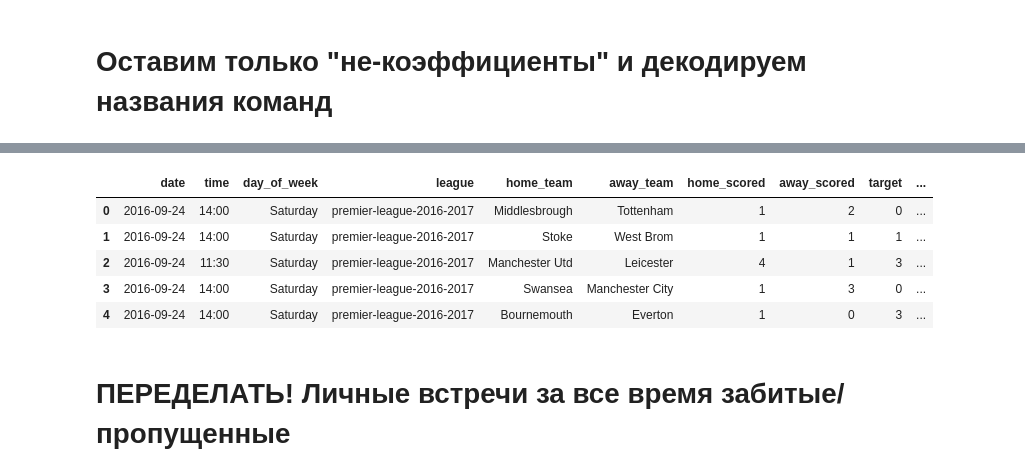
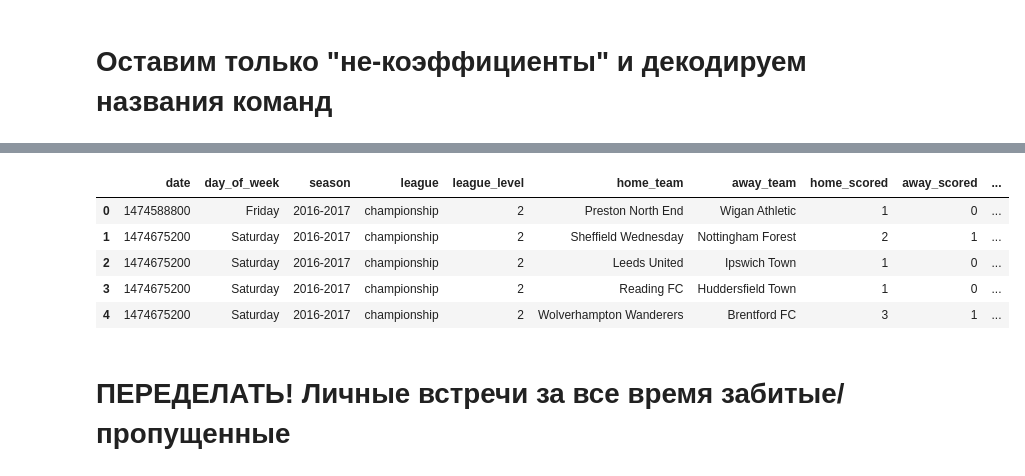
Before and after one commit to macroslav/bets-model, a Jupyter notebook: Bets pipeline.ipynb, the cells around one changed output, grey strips where cells are left out. Saved outputs shown, nothing was run; the diff lists cells and outputs as text; code cells hidden in the pictures.

Commit message:
add poetry files, add features.yaml update feature_generator.py

```diff
--- a/Bets pipeline.ipynb
+++ b/Bets pipeline.ipynb
@@ -78,3 +172,0 @@ date_features = ['date']
-# %%
-train_data['season'] = train_data.season.astype('object')
-test_data['season'] = test_data.season.astype('object')
@@ -91,0 +189,3 @@ categorical_features
+# %%
+money_features = tuple(['away_e_market_value', 'away_total_market_value', 'home_e_market_value', 'home_total_market_value'])
+print(prepare_for_yaml(money_features))
@@ -227 +252,6 @@ train_with_names.head()
+# %%
+for feature in money_features:
+    train_data_base[f"log_{feature}"] = train_data_base[feature].apply(np.log)
+
+train_data_base.sample(5)
 # %% [markdown]
@@ -231,19 +315,13 @@ train_with_names.head()
 # %%
-# home_team_season_data = train_with_names.groupby(['home_team', 'league'], as_index=False) \
-#                         .agg(home_scored_by_season = ('home_scored','sum'),
-#                             home_missed_by_season = ('away_scored','sum'),
-# #                             total_points = ('target', 'sum'),
-#                             home_mean_scored_season = ('home_scored', 'mean'),
-#                             home_mean_missed_season = ('away_scored', 'mean')
-#                             )
+home_team_alltime = train_data_base.groupby(['home_team'], as_index=False) \
+                        .agg(home_mean_scored_season = ('home_scored', 'mean'),
+                            home_mean_missed_season = ('away_scored', 'mean')
+                            )
 
-# away_team_season_data = train_with_names.groupby(['away_team', 'league'], as_index=False) \
-#                         .agg(away_scored_by_season = ('away_scored','sum'),
-#                             away_missed_by_season = ('home_scored','sum'),
-# #                                  total_points = ('target', 'sum'),
-#                             away_mean_scored_season = ('away_scored', 'mean'),
-#                             away_mean_missed_season = ('home_scored', 'mean')
-#                             )
+away_team_alltime = train_data_base.groupby(['away_team'], as_index=False) \
+                        .agg(away_mean_scored_alltime = ('home_scored', 'mean'),
+                            away_mean_missed_alltime = ('away_scored', 'mean')
+                            )
 
-# away_team_season_data
+home_team_alltime.head()
 # %% [output]
@@ -263,15 +334,15 @@ train_with_names.head()
 # %%
-# train_with_names = train_with_names.merge(home_team_season_data, how='left', on=['home_team', 'league'])
-# train_with_names = train_with_names.merge(away_team_season_data, how='left', on=['away_team', 'league'])
+train_data_base = train_data_base.merge(home_team_alltime, how='left', on=['home_team', 'season'])
+train_data_base = train_data_base.merge(away_team_alltime, how='left', on=['away_team', 'season'])
 
-# train_with_names.head()
+train_data_base.head()
 # %% [output]
-|  | date | time | day_of_week | league | home_team | away_team | home_scored | away_scored | target | ... |
-| 0 | 2016-09-24 | 14:00 | Saturday | premier-league-2016-2017 | Middlesbrough | Tottenham | 1 | 2 | 0 | ... |
-| 1 | 2016-09-24 | 14:00 | Saturday | premier-league-2016-2017 | Stoke | West Brom | 1 | 1 | 1 | ... |
-| 2 | 2016-09-24 | 11:30 | Saturday | premier-league-2016-2017 | Manchester Utd | Leicester | 4 | 1 | 3 | ... |
-| 3 | 2016-09-24 | 14:00 | Saturday | premier-league-2016-2017 | Swansea | Manchester City | 1 | 3 | 0 | ... |
-| 4 | 2016-09-24 | 14:00 | Saturday | premier-league-2016-2017 | Bournemouth | Everton | 1 | 0 | 3 | ... |
+|  | date | day_of_week | season | league | league_level | home_team | away_team | home_scored | away_scored | ... |
+| 0 | 1474588800 | Friday | 2016-2017 | championship | 2 | Preston North End | Wigan Athletic | 1 | 0 | ... |
+| 1 | 1474675200 | Saturday | 2016-2017 | championship | 2 | Sheffield Wednesday | Nottingham Forest | 2 | 1 | ... |
+| 2 | 1474675200 | Saturday | 2016-2017 | championship | 2 | Leeds United | Ipswich Town | 1 | 0 | ... |
+| 3 | 1474675200 | Saturday | 2016-2017 | championship | 2 | Reading FC | Huddersfield Town | 1 | 0 | ... |
+| 4 | 1474675200 | Saturday | 2016-2017 | championship | 2 | Wolverhampton Wanderers | Brentford FC | 3 | 1 | ... |
 # %% [markdown]
 # ПЕРЕДЕЛАТЬ! Личные встречи за все время забитые/пропущенные
 # %%
```
Also changed, not shown: parts of 67 cells of this notebook, 7 other files.
